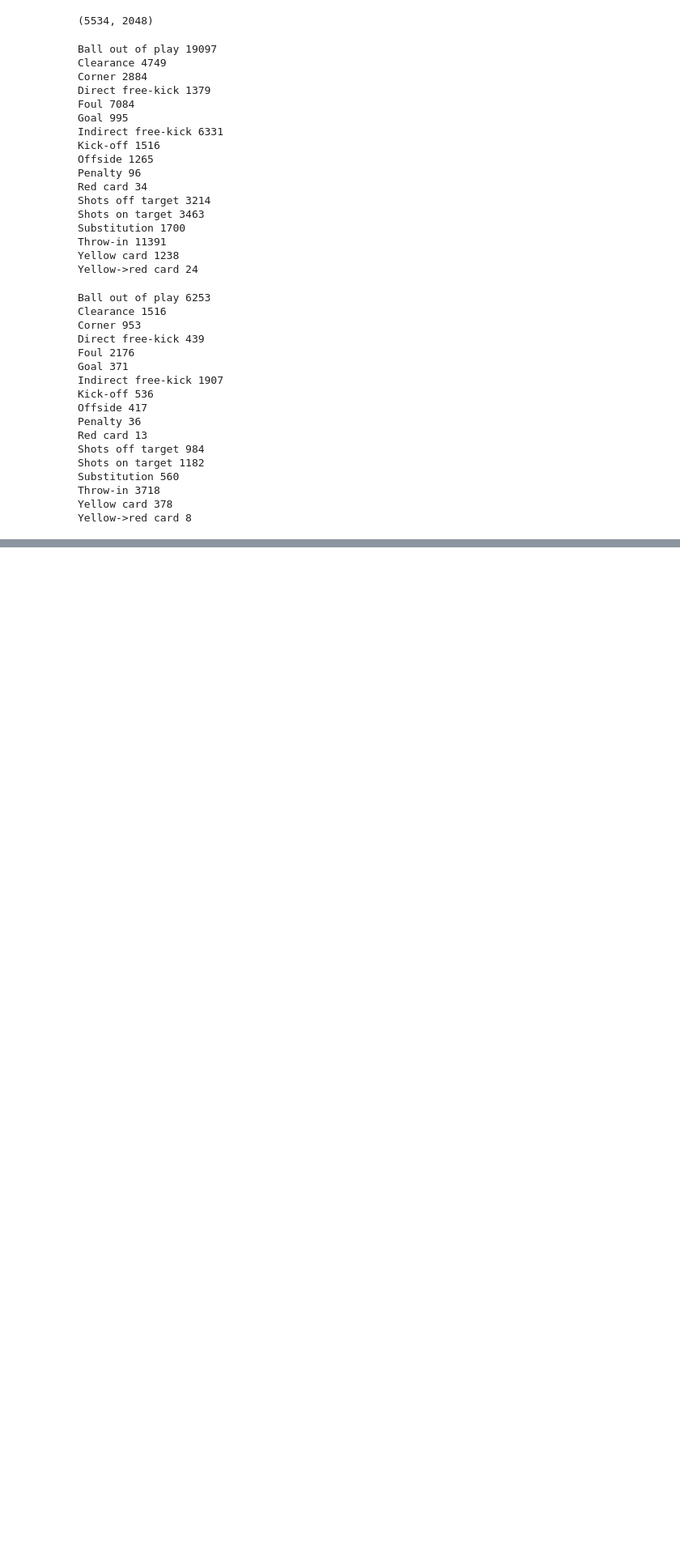
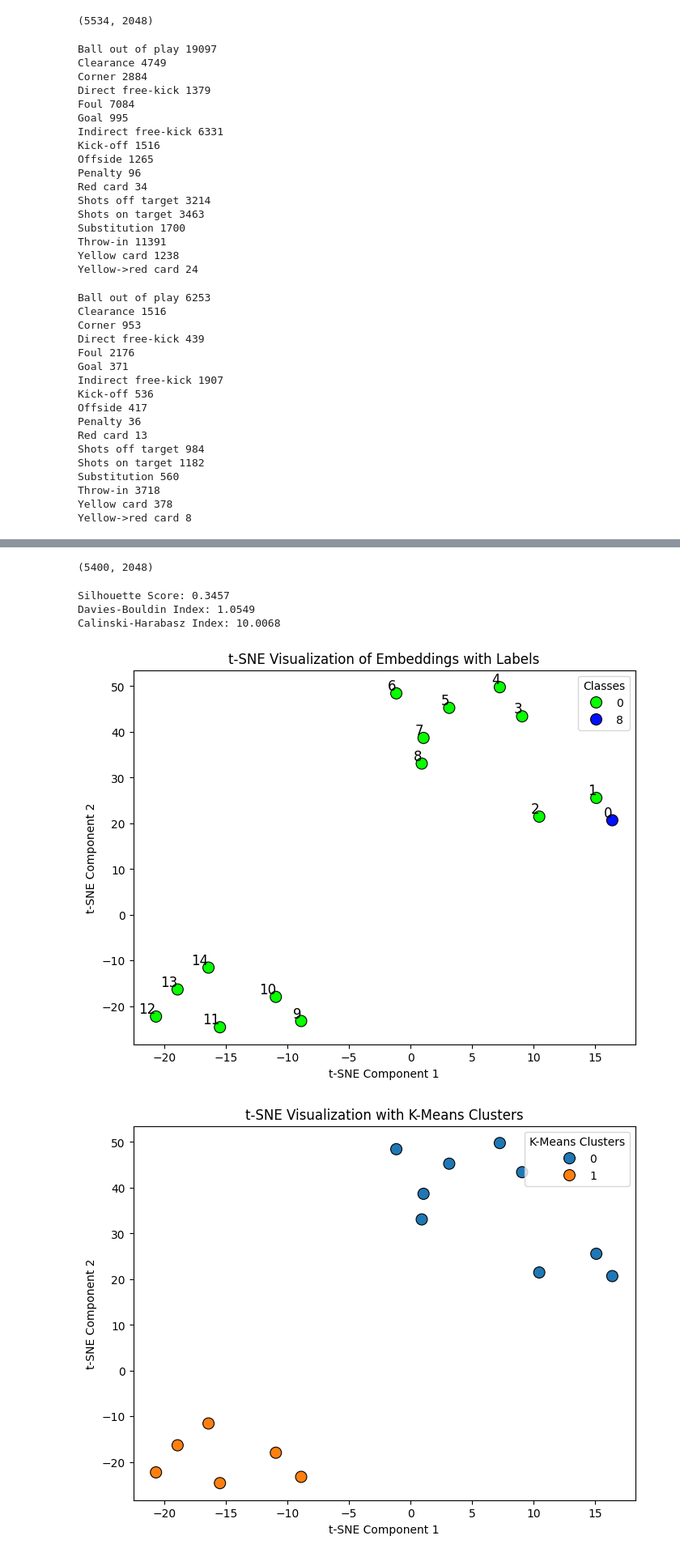
Before and after one commit to arjunrkaushik/DenseVideoCaptioning, a Jupyter notebook: ActionSpotting/playground.ipynb, the cells around one changed output, grey strips where cells are left out. Shown at 81% size. Saved outputs shown, nothing was run; the diff lists cells and outputs as text; code cells hidden in the pictures; blank space fills up the shorter version.

```diff
--- a/ActionSpotting/playground.ipynb
+++ b/ActionSpotting/playground.ipynb
@@ -136,0 +164,34 @@ Dataset saved to /data/kaushik3/SoccerData/ResNET_features/ActionSpotting_v2_val
+# %%
+data = np.load('/data/kaushik3/SoccerData/ResNET_features/europe_uefa-champions-league/2014-2015/2014-11-05 - 22-45 Ajax 0 - 2 Barcelona/2_ResNET_TF2.npy')
+# data = np.load('/data/kaushik3/SoccerData/Baidu_Features/europe_uefa-champions-league/2014-2015/2014-11-05 - 22-45 Ajax 0 - 2 Barcelona/1_baidu_soccer_embeddings.npy')
+# %%
+data.shape
+# %% [output]
+(5400, 2048)
+# %%
+label_values = {
+            'Background': 0, 'Ball out of play': 1, 'Clearance': 2, 'Corner': 3,
+            'Direct free-kick': 4, 'Foul': 5, 'Goal': 6, 'Indirect free-kick': 7,
+            'Kick-off': 8, 'Offside': 9, 'Penalty': 10, 'Red card': 11,
+            'Shots off target': 12, 'Shots on target': 13, 'Substitution': 14,
+            'Throw-in': 15, 'Yellow card': 16, 'Yellow->red card': 17
+        }
+def load_json(file_path):
+    with open(file_path, 'r') as f:
+        data = json.load(f)
+    return data
+
+def get_gametime_half(game_time):
+        return int(game_time.split()[0])
+
+def convert_game_info_to_list(game_info, half, length_of_half):
+    labels = [0] * length_of_half
+    for action in game_info['annotations']:
+        if get_gametime_half(action['gameTime']) == half:
+            position = int(action['position']) // 1000
+            if position < length_of_half:
+                labels[position] = label_values[action['label']]
+            else:
+                print(f"Position {position} is greater than the length of the half {length_of_half}. Defaulting to last time spot.")
+                labels[-1] = label_values[action['label']]
+    return labels
@@ -136,0 +247,12 @@ Dataset saved to /data/kaushik3/SoccerData/ResNET_features/ActionSpotting_v2_val
+# %%
+json_file = load_json('/data/kaushik3/SoccerData/ActionSpotting/ActionSpotting_v2/val/europe_uefa-champions-league/2014-2015/2014-11-05 - 22-45 Ajax 0 - 2 Barcelona/Labels-v2.json')
+# %%
+labels = convert_game_info_to_list(json_file, 2, data.shape[0]//2)
+# %%
+plot(data[:30, :][::2], labels[:15])
+# %% [output]
+Silhouette Score: 0.3457
+Davies-Bouldin Index: 1.0549
+Calinski-Harabasz Index: 10.0068
+[figure, added]
+[figure, added]
```
Also changed, not shown: parts of 13 cells of this notebook, 18 other files.
